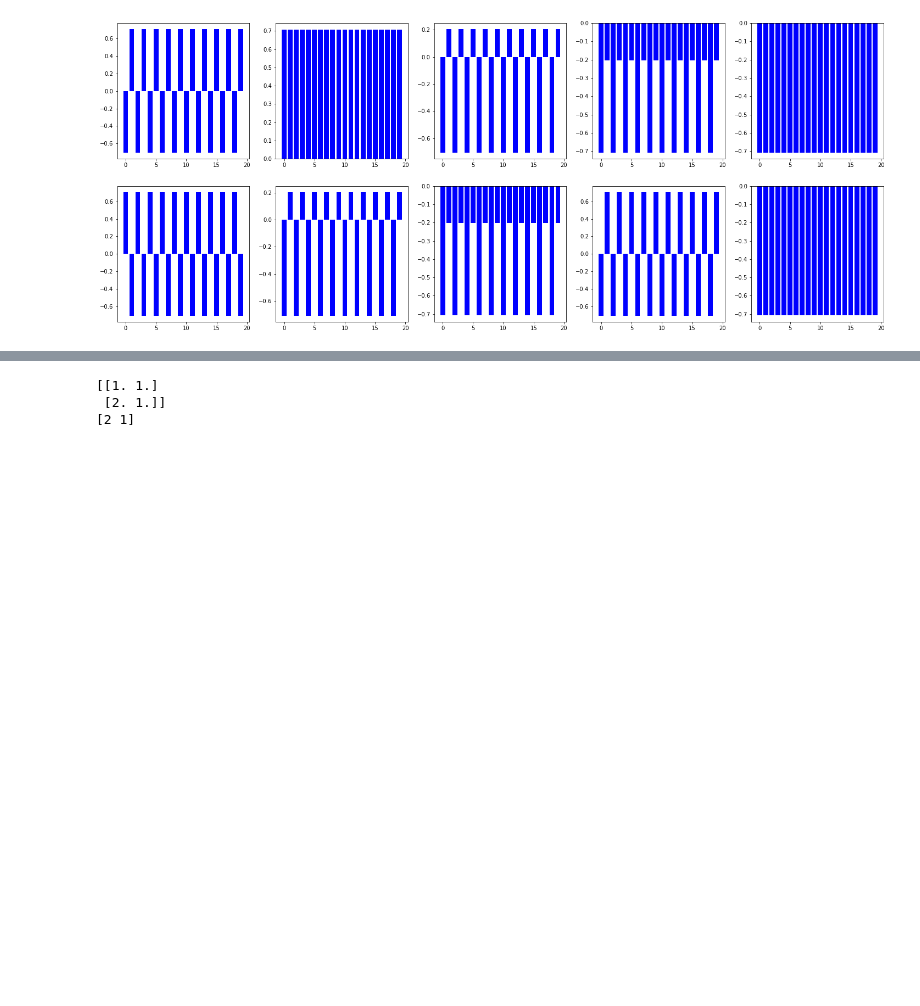
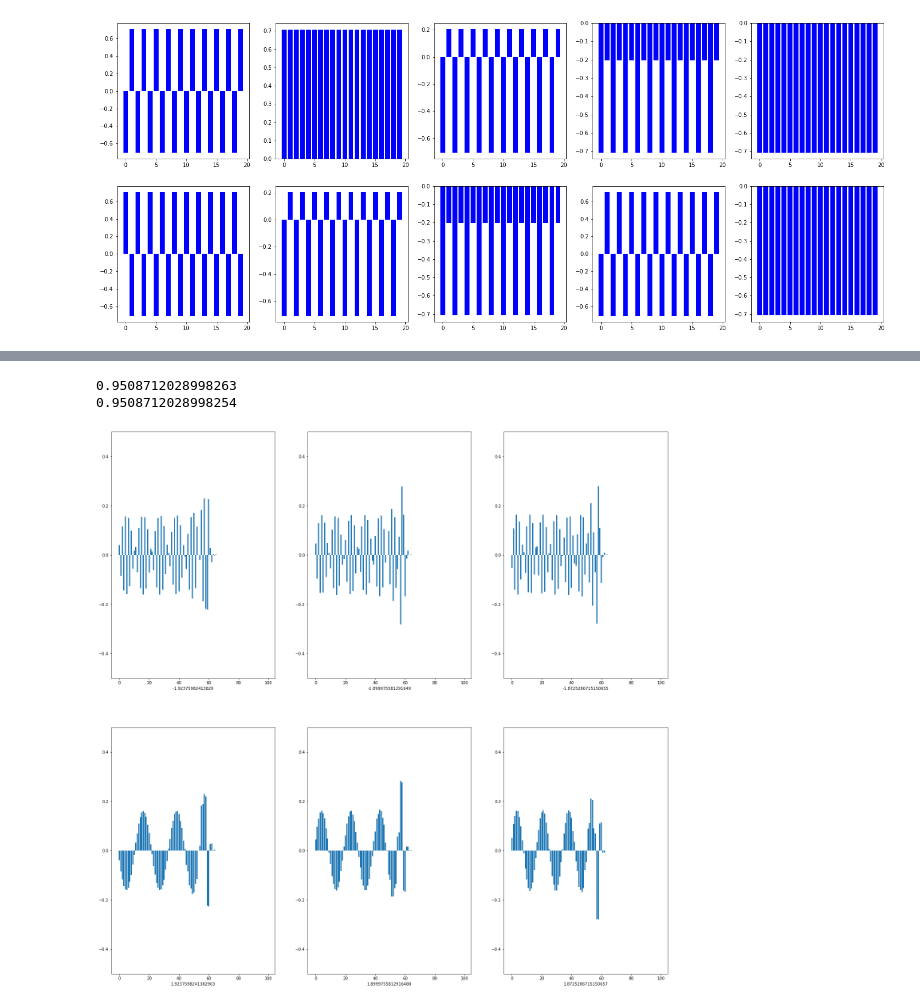
Before and after one commit to lucas-s-work/M4R, a Jupyter notebook: masters.ipynb, the cells around one changed output, grey strips where cells are left out. Drawn from its saved outputs; the diff is of its cells as text; code cells hidden in the pictures; blank space fills up the shorter version.

```diff
--- a/masters.ipynb
+++ b/masters.ipynb
@@ -60,7 +60,8 @@ def plot_eigs(eigs):
     plt.plot(n_eigs)
 
 # Plots an eigenvector
-def plot_eigvec(vec):
+def plot_eigvec(vec, y_scale=0.5):
+    plt.ylim(-y_scale, y_scale)
     plt.bar(list(range(0,len(vec))),vec)
 
 def plot_periodic_eigvec(vec, N=10):
@@ -184,12 +222,24 @@ single_eig_current(toy_finite_hamiltonian(linear_perturbation(20), 20),1,  times
-# %%
-a = np.array([
-    [[1,2],[1,2]],
-    [[2,3],[3,3]]
-])
-
-print(np.gradient(a)[0][0])
-print(a[1][1] - a[0][1])
-# %% [output]
-[[1. 1.]
- [2. 1.]]
-[2 1]
+# %%
+N=100
+H = toy_finite_hamiltonian(tanh_perturbation(N), N)
+
+e, v = H(0)
+print(right_charge(5,v[25]))
+print(right_charge(5,v[100-26]))
+
+def plot_perturbed_eigenvectors(H, epsilon, row_num=2, col_num=3):
+    eigs, vecs = H(epsilon)
+    plt.figure(figsize=(25,25))
+    j=1
+    for i in [25,26,27,100-26,100-27,100-28]:
+        plt.subplot(row_num,col_num,j)
+        j+=1
+        plot_eigvec(vecs[i])
+        plt.xlabel(eigs[i])
+# %% [output]
+0.9508712028998263
+0.9508712028998254
+# %%
+plot_perturbed_eigenvectors(H, 0.5)
+# %% [output]
+[figure, added]
```
Also changed, not shown: parts of 15 cells of this notebook.
